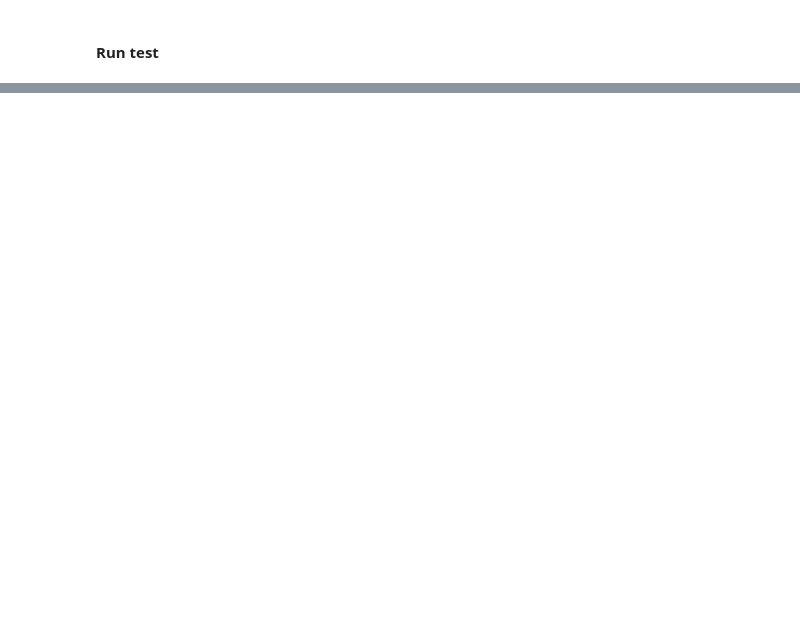
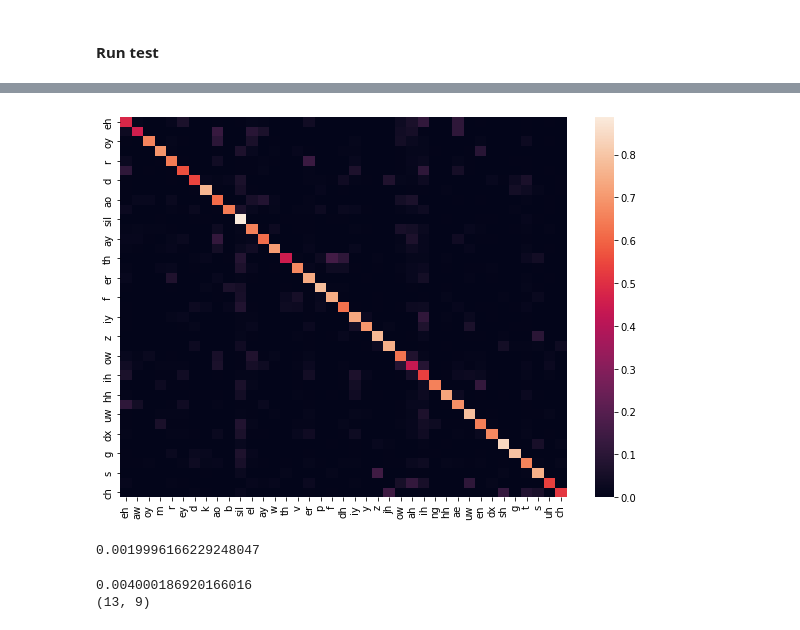
Before and after one commit to theForerunner/PHN_CLS_MFCC, a Jupyter notebook: cnn_cls_mfcc.ipynb, the cells around one changed output, grey strips where cells are left out. Cells and saved outputs as stored; diff of their text form; code cells hidden in the pictures; blank space fills up the shorter version.

```diff
--- a/cnn_cls_mfcc.ipynb
+++ b/cnn_cls_mfcc.ipynb
@@ -395,0 +447,8 @@ Ground Truth:
+# %%
+pred_all, target_all = [], []
+
+for pred, gt in zip(pred_list, target_list):
+    pred_all += pred
+    target_all += gt
+
+print(np.shape(pred_all), np.shape(target_all))
@@ -395,0 +457,11 @@ Ground Truth:
+# %%
+import json
+with open(cfg.phn_idx_dict_path, 'r') as fp:
+    phoneme2idx = json.load(fp)
+idx2phoneme = {v:k for k, v in phoneme2idx.items()}
+
+labels = []
+for i in range(39):
+    labels.append(idx2phoneme[i])
+
+print(labels)
@@ -395,0 +470,3 @@ Ground Truth:
+# %%
+cf_matrix = confusion_matrix(pred_all, target_all, normalize='true')
+print(cf_matrix)
@@ -395,0 +487,37 @@ Ground Truth:
+# %%
+import seaborn as sn
+import pandas as pd
+
+df_cm = pd.DataFrame(cf_matrix, index = labels, columns = labels)
+plt.figure(figsize = (10,7))
+sn.heatmap(df_cm)
+plt.show()
+# %% [output]
+[figure, added]
+# %%
+import time
+input = torch.rand((1, 13, 9))
+cfg = update_cfg()
+model = CNN_Classifier(cfg)
+model.load_state_dict(torch.load(cfg.ckpt_path))
+model.eval()
+
+start = time.time()
+output = model(input)
+end = time.time()
+
+print(end - start)
+# %% [output]
+0.0019996166229248047
+# %%
+import librosa
+input = np.random.rand(4 * 160)
+start = time.time()
+output = librosa.feature.mfcc(input, 16000, n_mfcc=13, n_fft=160, hop_length=80, n_mels=40)
+end = time.time()
+
+print(end - start)
+print(output.shape)
+# %% [output]
+0.004000186920166016
+(13, 9)
```
Also changed, not shown: parts of 14 cells of this notebook, 13 other files.
